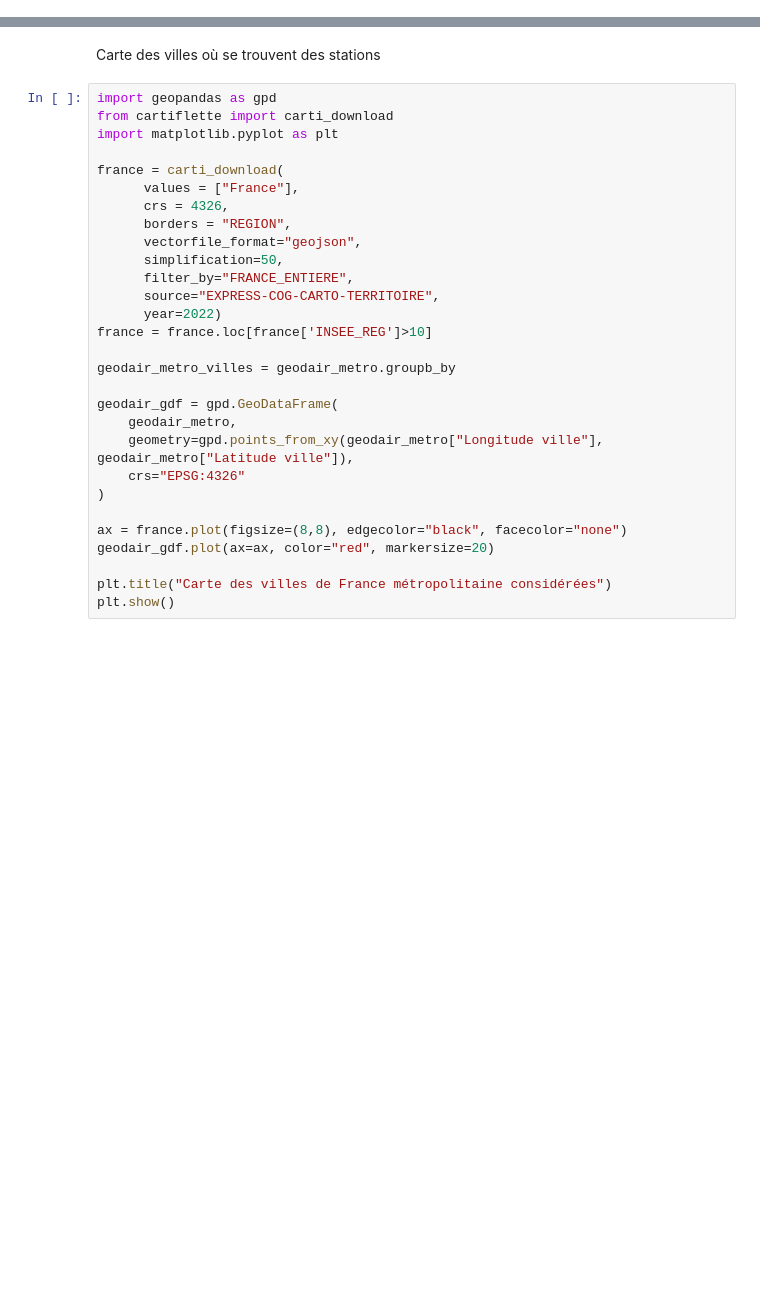
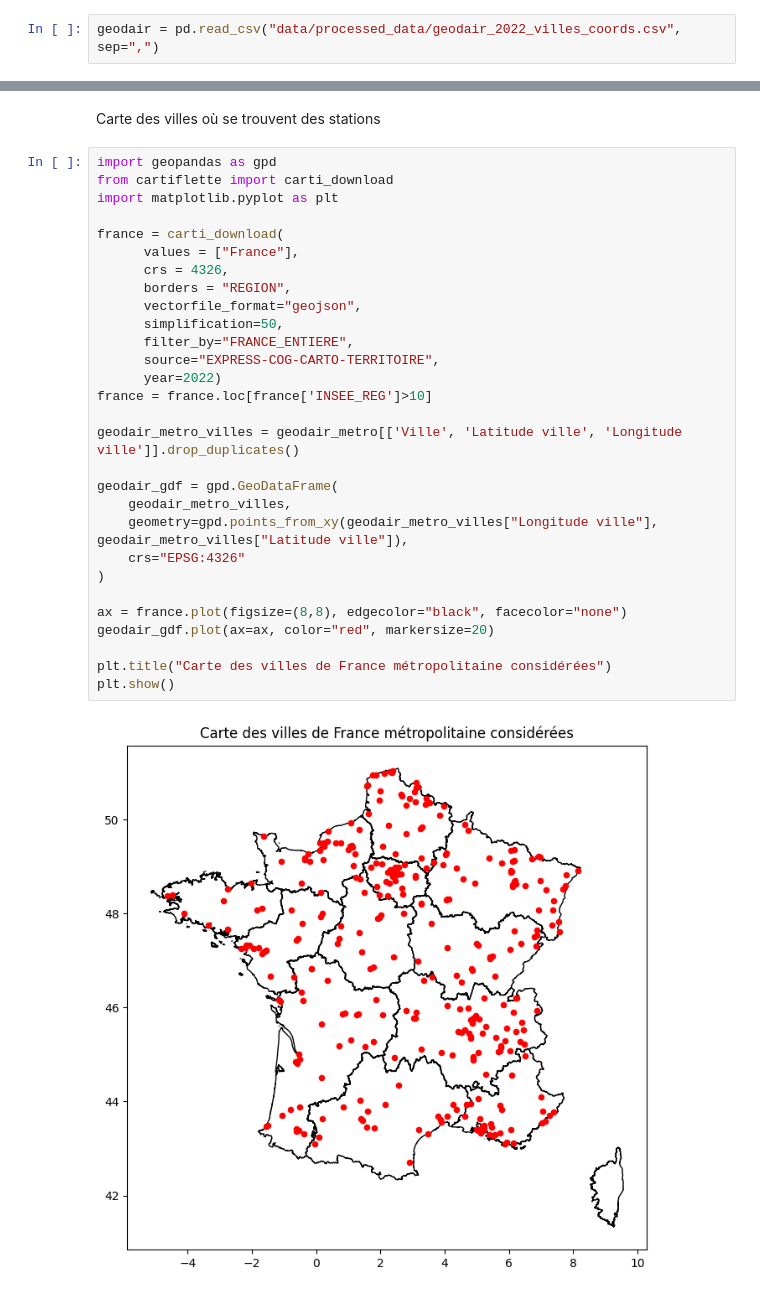
Before and after one commit to TheoSan75/Projet_Python_ENSAE_2A, a Jupyter notebook: projet.ipynb, the cells around one changed output, grey strips where cells are left out. Drawn from its saved outputs; the diff is of its cells as text; blank space fills up the shorter version.

```diff
--- a/projet.ipynb
+++ b/projet.ipynb
@@ -173,6 +177,8 @@ time.sleep(1)
 geodair.to_csv('data/processed_data/geodair_2022_villes_coords.csv', index=False)
 # %% [markdown]
 On se restreint à la métropole pour une meilleure visualisation :
+# %%
+geodair = pd.read_csv("data/processed_data/geodair_2022_villes_coords.csv", sep=",")
 # %%
 lat_min, lat_max = 41.0, 51.5
 lon_min, lon_max = -5.5, 9.5
@@ -232,29 +238,31 @@ Carte des villes où se trouvent des stations
 # %%
 import geopandas as gpd
 from cartiflette import carti_download
 import matplotlib.pyplot as plt
 
 france = carti_download(
       values = ["France"],
       crs = 4326,
       borders = "REGION",
       vectorfile_format="geojson",
       simplification=50,
       filter_by="FRANCE_ENTIERE",
       source="EXPRESS-COG-CARTO-TERRITOIRE",
       year=2022)
 france = france.loc[france['INSEE_REG']>10]
 
-geodair_metro_villes = geodair_metro.groupb_by
+geodair_metro_villes = geodair_metro[['Ville', 'Latitude ville', 'Longitude ville']].drop_duplicates()
 
 geodair_gdf = gpd.GeoDataFrame(
-    geodair_metro,
-    geometry=gpd.points_from_xy(geodair_metro["Longitude ville"], geodair_metro["Latitude ville"]),
+    geodair_metro_villes,
+    geometry=gpd.points_from_xy(geodair_metro_villes["Longitude ville"], geodair_metro_villes["Latitude ville"]),
     crs="EPSG:4326"
 )
 
 ax = france.plot(figsize=(8,8), edgecolor="black", facecolor="none")
 geodair_gdf.plot(ax=ax, color="red", markersize=20)
 
 plt.title("Carte des villes de France métropolitaine considérées")
 plt.show()
+# %% [output]
+[figure, added]
```
Also changed, not shown: parts of 4 cells of this notebook, 1 other file.
